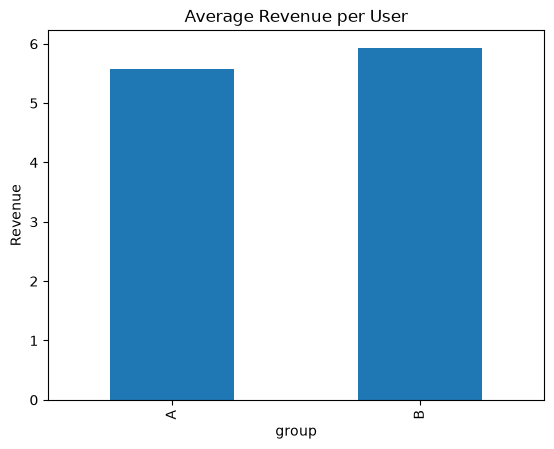
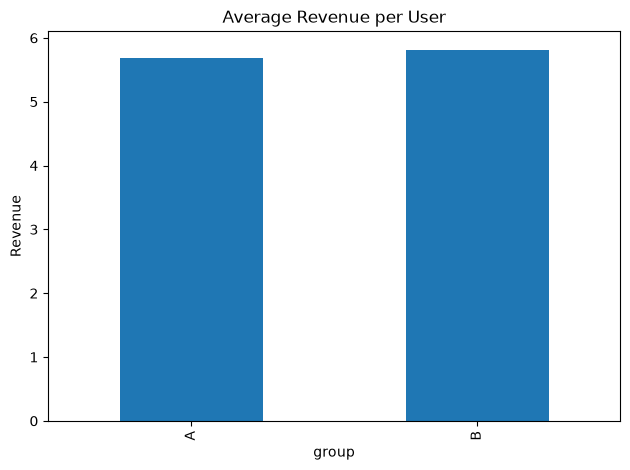
Code edit (unified diff) that turned the first committed figure into the second:
--- before
+++ after
@@ -12,3 +12,14 @@
 plt.ylabel("Revenue")
 
+plt.tight_layout()
+
+plt.savefig(
+    "../outputs/ab_test_results.png",
+    dpi=300,
+    bbox_inches="tight"
+)
+
+print("saved")
+
 plt.show()
+plt.close()

Commit: Update notebooks and dashboard files